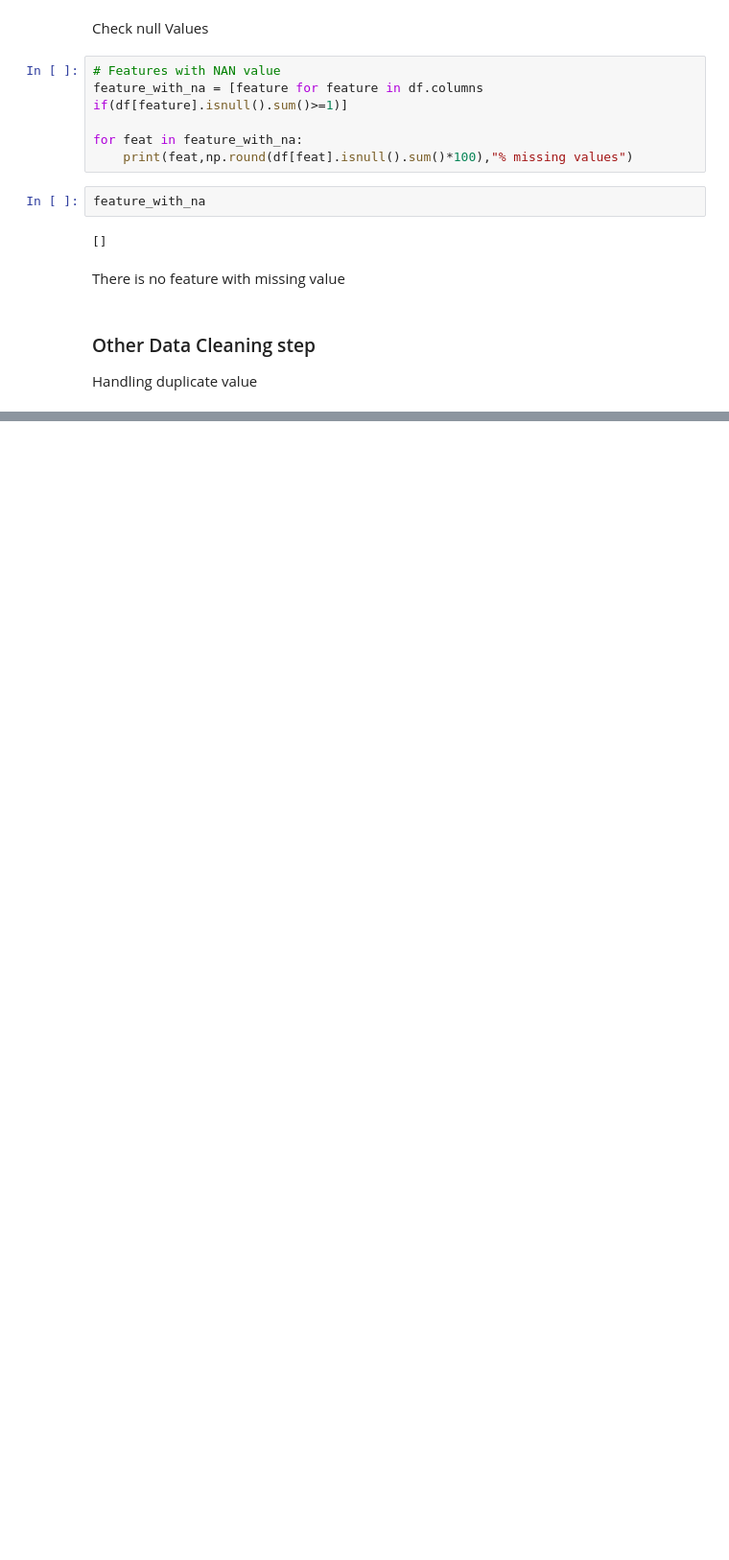
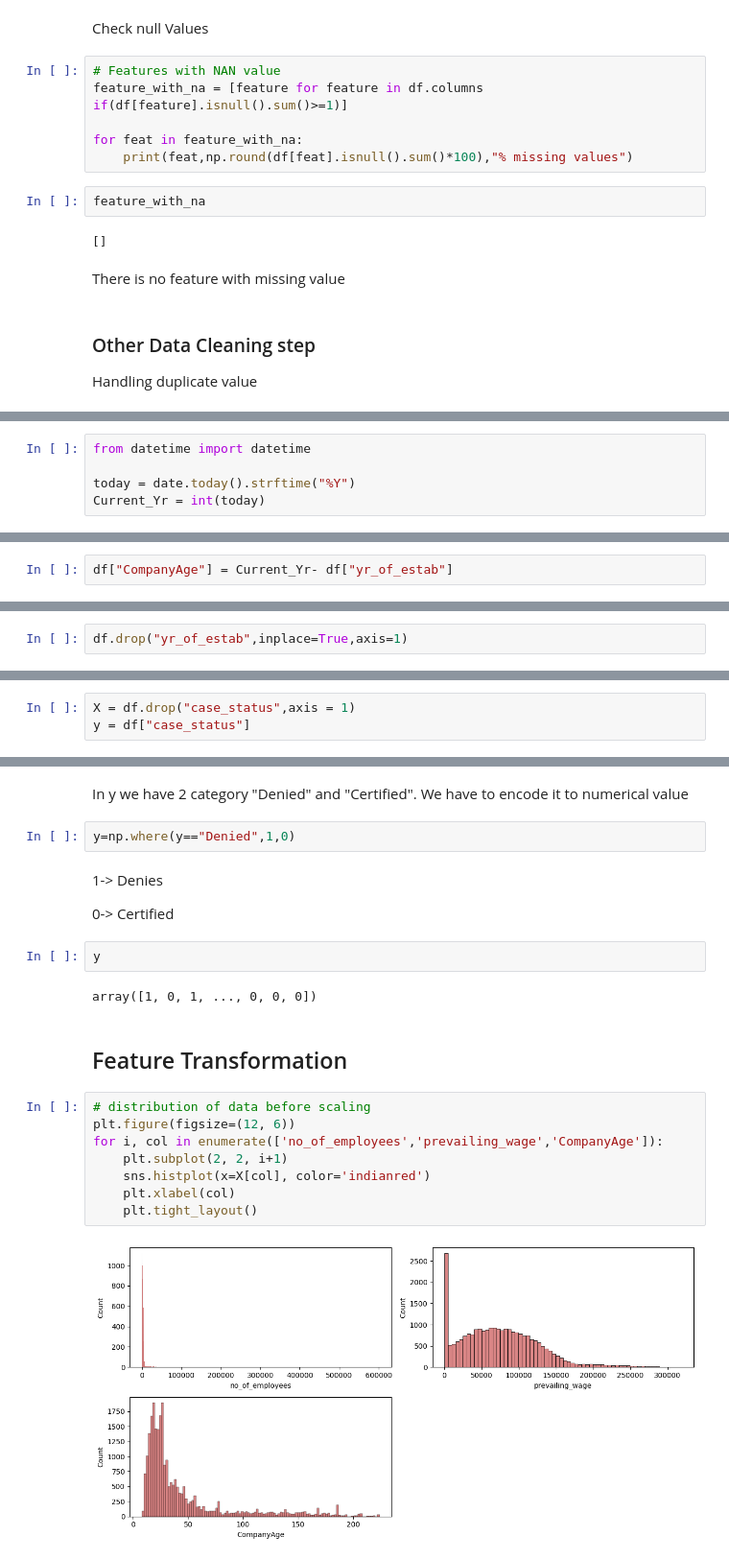
Before and after one commit to pratikmore124/USA-VSA-Approval-Predction, a Jupyter notebook: Notebook/Data Preprocessing and Model Training.ipynb, the cells around one changed output, grey strips where cells are left out. Shown at 96% size. Saved outputs shown, nothing was run; the diff lists cells and outputs as text; blank space fills up the shorter version.

```diff
--- a/Notebook/Data Preprocessing and Model Training.ipynb
+++ b/Notebook/Data Preprocessing and Model Training.ipynb
@@ -42,0 +68,5 @@ Handling duplicate value
+# %%
+from datetime import datetime
+
+today = date.today().strftime("%Y")
+Current_Yr = int(today)
@@ -42,0 +75,2 @@ Handling duplicate value
+# %%
+df["CompanyAge"] = Current_Yr- df["yr_of_estab"]
@@ -42,0 +86,2 @@ Handling duplicate value
+# %%
+df.drop("yr_of_estab",inplace=True,axis=1)
@@ -42,0 +132,3 @@ Handling duplicate value
+# %%
+X = df.drop("case_status",axis = 1)
+y = df["case_status"]
@@ -42,0 +153,24 @@ Handling duplicate value
+# %% [markdown]
+In y we have 2 category  "Denied" and "Certified". We have to encode it to numerical value
+# %%
+y=np.where(y=="Denied",1,0)
+# %% [markdown]
+1-> Denies
+
+0-> Certified
+# %%
+y
+# %% [output]
+array([1, 0, 1, ..., 0, 0, 0])
+# %% [markdown]
+## Feature Transformation
+# %%
+# distribution of data before scaling
+plt.figure(figsize=(12, 6))
+for i, col in enumerate(['no_of_employees','prevailing_wage','CompanyAge']):
+    plt.subplot(2, 2, i+1)
+    sns.histplot(x=X[col], color='indianred')
+    plt.xlabel(col)
+    plt.tight_layout()
+# %% [output]
+[figure, added]
```
Also changed, not shown: parts of 67 cells of this notebook, 4 other files.
